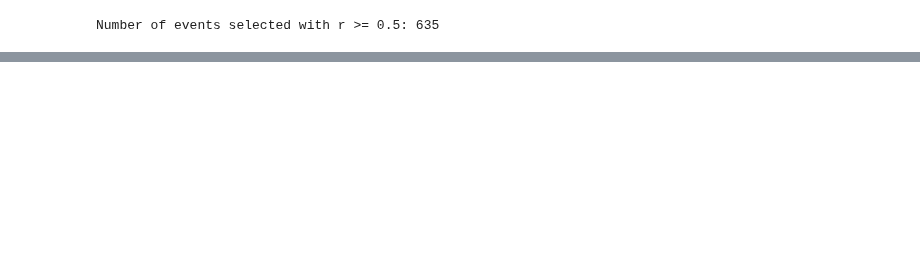
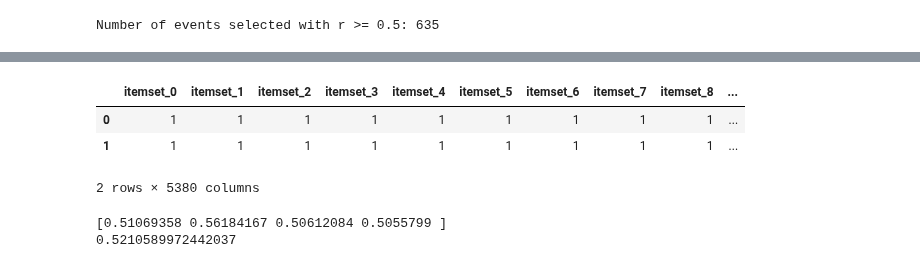
Before and after one commit to stef4k/train-maintenance-data-mining, a Jupyter notebook: research_paper_method.ipynb, the cells around one changed output, grey strips where cells are left out. Saved outputs shown, nothing was run; the diff lists cells and outputs as text; code cells hidden in the pictures; blank space fills up the shorter version.

```diff
--- a/research_paper_method.ipynb
+++ b/research_paper_method.ipynb
@@ -253,0 +240,25 @@ print(f"Average F1-score of the ensemble classifier: {np.mean(f1_scores):.4f}")
+# %%
+target = df.incident_type.copy()
+class_counts = target.value_counts()
+max_class_count = max(class_counts.values)
+sampling_strategy_cross_val = {class_counts.index[i]: int(max_class_count * 0.15) + class_counts.values[i]
+                     for i in range(len(class_counts.index)) if class_counts.values[i] < max_class_count}
+train_data = df.drop(columns=['incident_id', 'vehicles_sequence', 'events_sequence',
+       'seconds_to_incident_sequence', 'approx_lat', 'approx_lon',
+       'train_kph_sequence', 'dj_ac_state_sequence', 'dj_dc_state_sequence',
+       'incident_type','filtered_events_sequence']).copy()
+train_data.head(2)
+# %% [output]
+|  | itemset_0 | itemset_1 | itemset_2 | itemset_3 | itemset_4 | itemset_5 | itemset_6 | itemset_7 | itemset_8 | ... |
+| 0 | 1 | 1 | 1 | 1 | 1 | 1 | 1 | 1 | 1 | ... |
+| 1 | 1 | 1 | 1 | 1 | 1 | 1 | 1 | 1 | 1 | ... |
+2 rows × 5380 columns
+# %%
+scores = cross_val_score(MultinomialNB(alpha=1e-1, fit_prior=False),
+                         train_data, target,
+                        cv=4, scoring=f1_scorer,n_jobs = -1)
+print(scores)
+print(scores.mean())
+# %% [output]
+[0.51069358 0.56184167 0.50612084 0.5055799 ]
+0.5210589972442037
```
Also changed, not shown: parts of 34 cells of this notebook.
